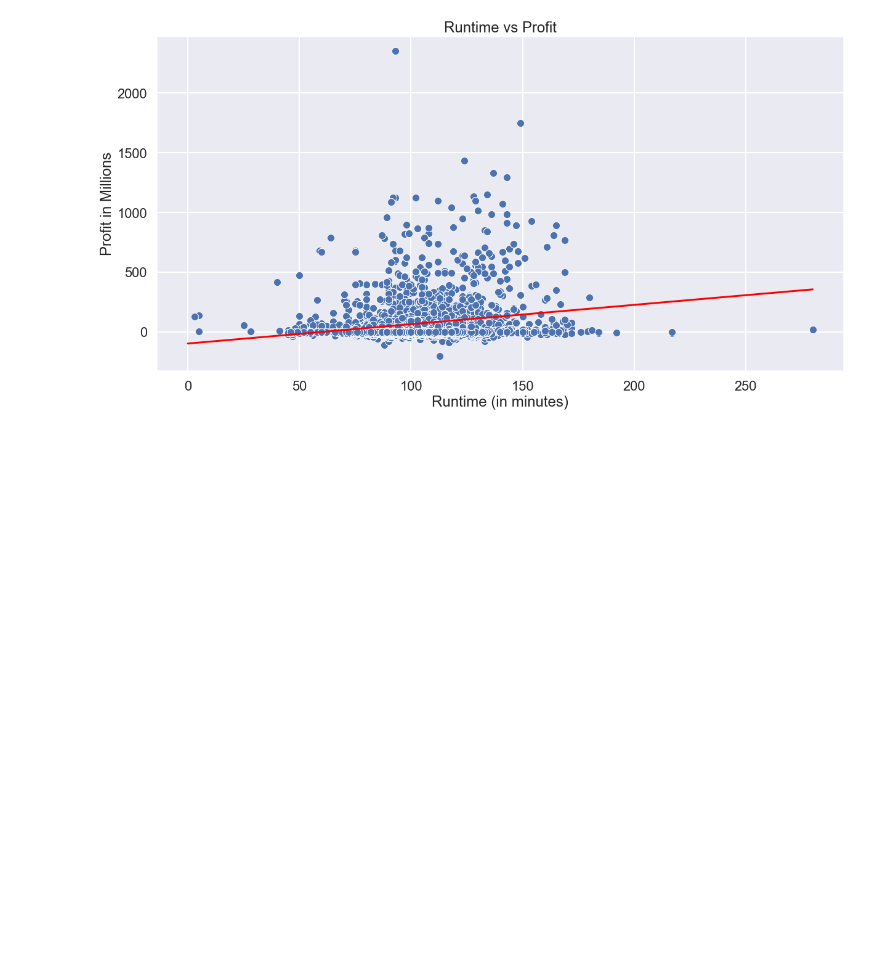
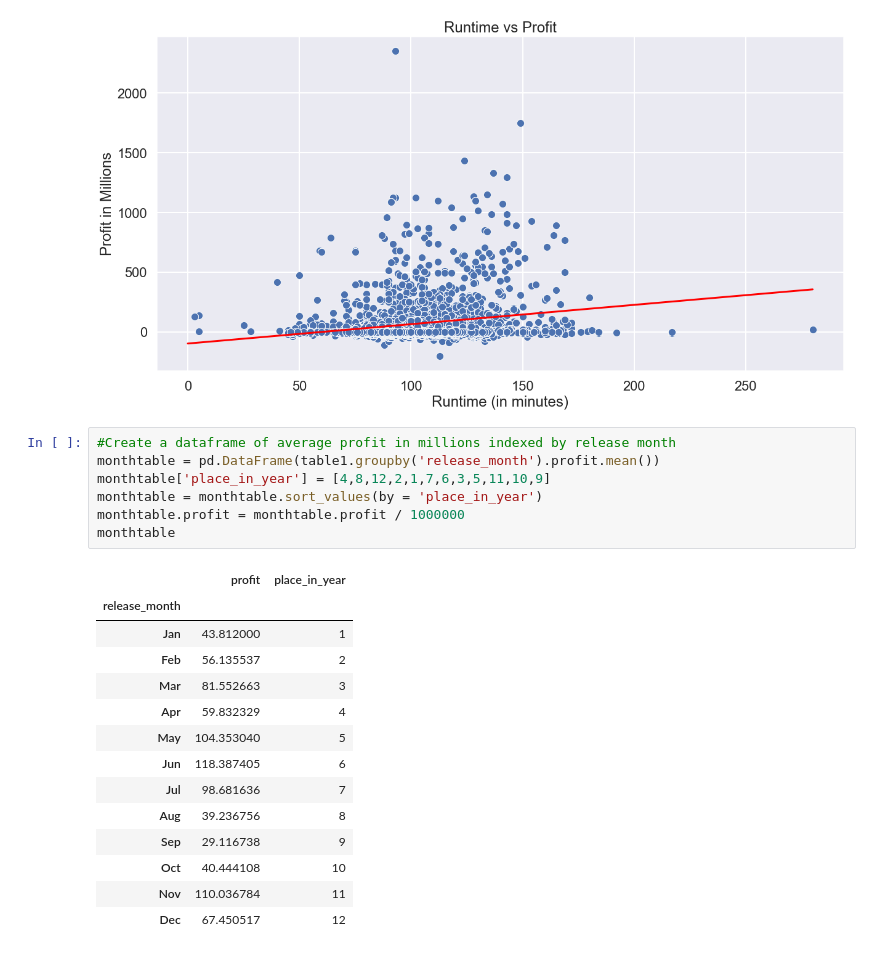
Before and after one commit to binyaz/movie_project_mod1, a Jupyter notebook: Final_Code.ipynb, the cells around one changed output. Saved outputs shown, nothing was run; the diff lists cells and outputs as text; blank space fills up the shorter version.

```diff
--- a/Final_Code.ipynb
+++ b/Final_Code.ipynb
@@ -290,3 +290,25 @@ runtimeChart.plot(xp,p(xp), color = 'red')
 # %% [output]
 [<matplotlib.lines.Line2D at 0x...>]
 [figure]
+# %%
+#Create a dataframe of average profit in millions indexed by release month
+monthtable = pd.DataFrame(table1.groupby('release_month').profit.mean())
+monthtable['place_in_year'] = [4,8,12,2,1,7,6,3,5,11,10,9]
+monthtable = monthtable.sort_values(by = 'place_in_year')
+monthtable.profit = monthtable.profit / 1000000
+monthtable
+# %% [output]
+|  | profit | place_in_year |
+| release_month |  |  |
+| Jan | 43.812000 | 1 |
+| Feb | 56.135537 | 2 |
+| Mar | 81.552663 | 3 |
+| Apr | 59.832329 | 4 |
+| May | 104.353040 | 5 |
+| Jun | 118.387405 | 6 |
+| Jul | 98.681636 | 7 |
+| Aug | 39.236756 | 8 |
+| Sep | 29.116738 | 9 |
+| Oct | 40.444108 | 10 |
+| Nov | 110.036784 | 11 |
+| Dec | 67.450517 | 12 |
```
Also changed, not shown: parts of 3 cells of this notebook.
